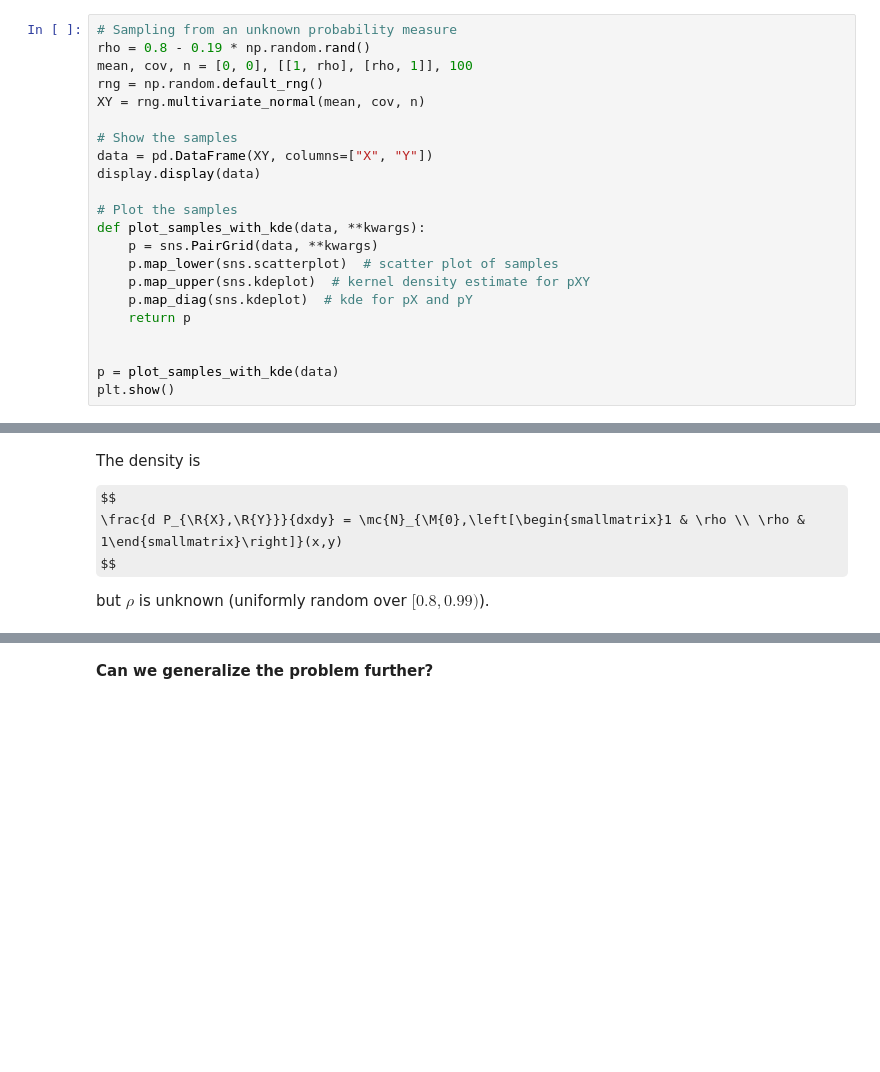
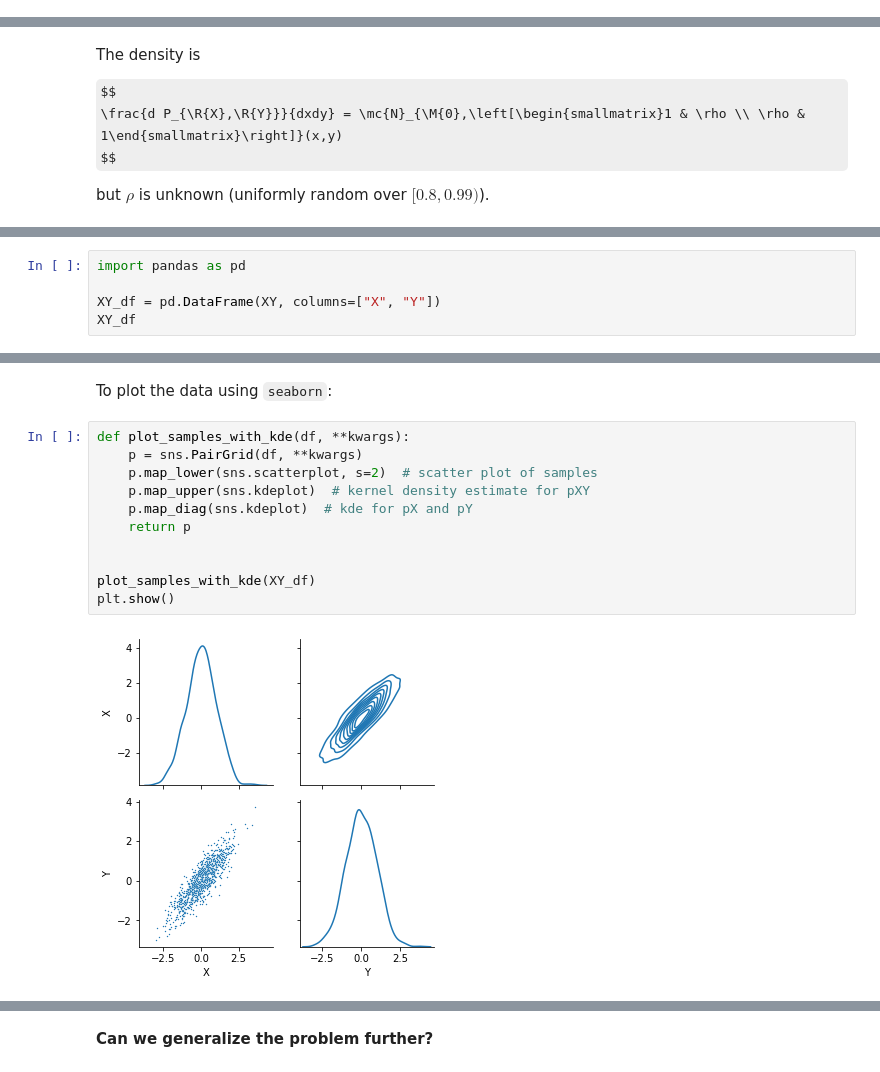
Before and after one commit to ccha23/miml, a Jupyter notebook: part1/variational.ipynb, the cells around one changed output, grey strips where cells are left out. Saved outputs shown, nothing was run; the diff lists cells and outputs as text; some formulas as TeX source; blank space fills up the shorter version.

```diff
--- a/part1/variational.ipynb
+++ b/part1/variational.ipynb
@@ -47,22 +114,0 @@ $$ (MI)
-# %%
-# Sampling from an unknown probability measure
-rho = 0.8 - 0.19 * np.random.rand()
-mean, cov, n = [0, 0], [[1, rho], [rho, 1]], 100
-rng = np.random.default_rng()
-XY = rng.multivariate_normal(mean, cov, n)
-
-# Show the samples
-data = pd.DataFrame(XY, columns=["X", "Y"])
-display.display(data)
-
-# Plot the samples
-def plot_samples_with_kde(data, **kwargs):
-    p = sns.PairGrid(data, **kwargs)
-    p.map_lower(sns.scatterplot)  # scatter plot of samples
-    p.map_upper(sns.kdeplot)  # kernel density estimate for pXY
-    p.map_diag(sns.kdeplot)  # kde for pX and pY
-    return p
-
-
-p = plot_samples_with_kde(data)
-plt.show()
@@ -93,0 +127,5 @@ but $\rho$ is unknown (uniformly random over $[0.8,0.99)$).
+# %%
+import pandas as pd
+
+XY_df = pd.DataFrame(XY, columns=["X", "Y"])
+XY_df
@@ -93,0 +146,15 @@ but $\rho$ is unknown (uniformly random over $[0.8,0.99)$).
+# %% [markdown]
+To plot the data using `seaborn`:
+# %%
+def plot_samples_with_kde(df, **kwargs):
+    p = sns.PairGrid(df, **kwargs)
+    p.map_lower(sns.scatterplot, s=2)  # scatter plot of samples
+    p.map_upper(sns.kdeplot)  # kernel density estimate for pXY
+    p.map_diag(sns.kdeplot)  # kde for pX and pY
+    return p
+
+
+plot_samples_with_kde(XY_df)
+plt.show()
+# %% [output]
+[figure, added]
```
Also changed, not shown: parts of 49 cells of this notebook, 5 other files.
